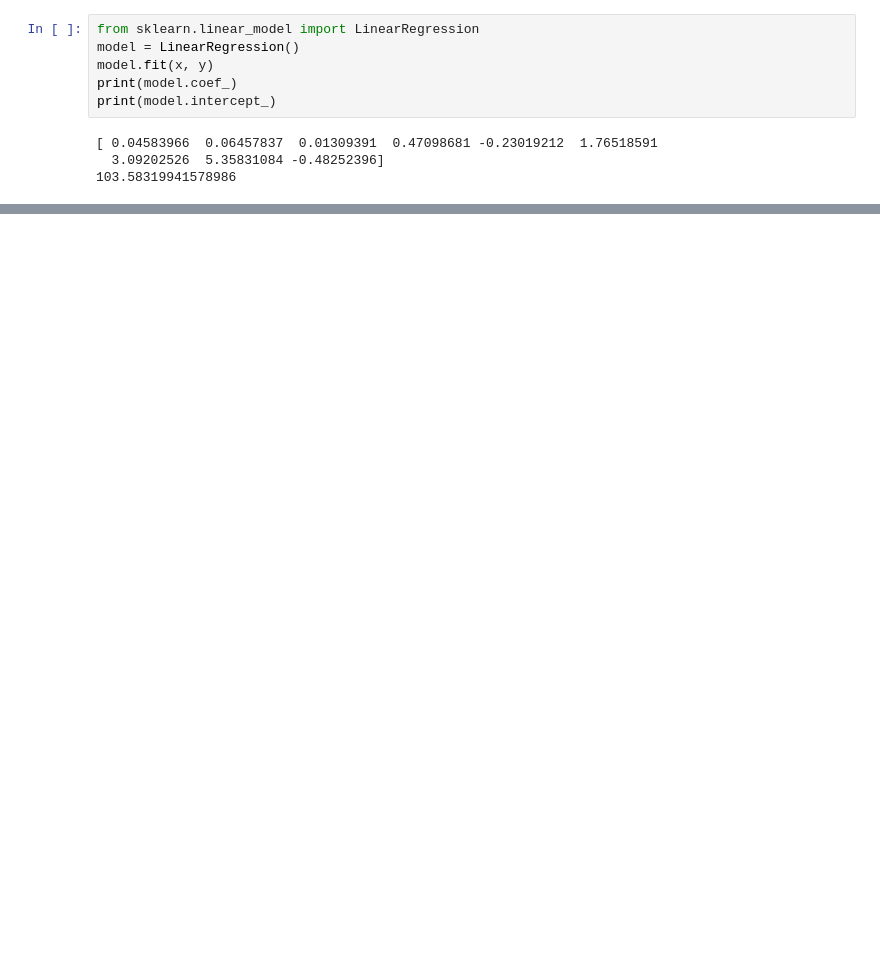
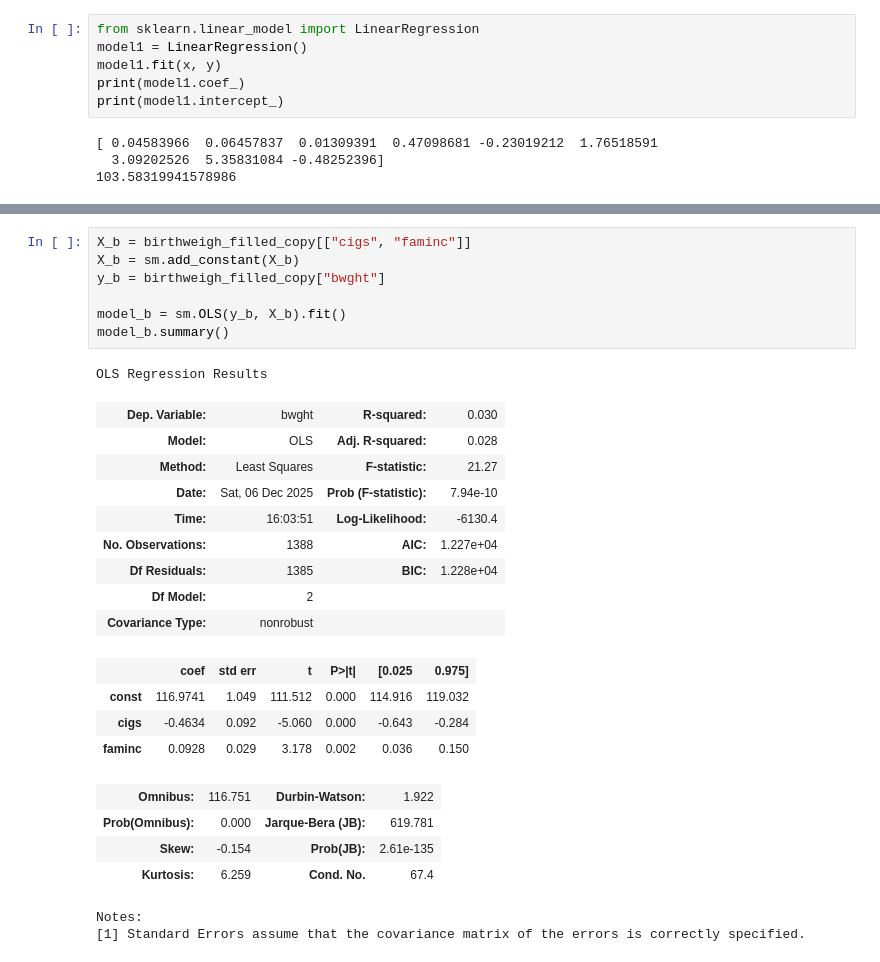
Before and after one commit to Basti070301/ml-foundations, a Jupyter notebook: Model/01_linear_regression/Notebooks/birthweight_data_exercise.ipynb, the cells around one changed output, grey strips where cells are left out. Drawn from its saved outputs; the diff is of its cells as text; blank space fills up the shorter version.

```diff
--- a/Model/01_linear_regression/Notebooks/birthweight_data_exercise.ipynb
+++ b/Model/01_linear_regression/Notebooks/birthweight_data_exercise.ipynb
@@ -238,10 +238,10 @@ y = birthweigh_filled_copy["bwght"]
 ### Zuerst mit Sklearn und danach statsmodel
 # %%
 from sklearn.linear_model import LinearRegression
-model = LinearRegression()
-model.fit(x, y)
-print(model.coef_)
-print(model.intercept_)
+model1 = LinearRegression()
+model1.fit(x, y)
+print(model1.coef_)
+print(model1.intercept_)
 # %% [output]
 [ 0.04583966  0.06457837  0.01309391  0.47098681 -0.23019212  1.76518591
   3.09202526  5.35831084 -0.48252396]
@@ -271,0 +319,28 @@ strong multicollinearity or other numerical problems.
+# %%
+X_b = birthweigh_filled_copy[["cigs", "faminc"]]
+X_b = sm.add_constant(X_b)
+y_b = birthweigh_filled_copy["bwght"]
+
+model_b = sm.OLS(y_b, X_b).fit()
+model_b.summary()
+# %% [output]
+OLS Regression Results
+| Dep. Variable: | bwght | R-squared: | 0.030 |
+| Model: | OLS | Adj. R-squared: | 0.028 |
+| Method: | Least Squares | F-statistic: | 21.27 |
+| Date: | Sat, 06 Dec 2025 | Prob (F-statistic): | 7.94e-10 |
+| Time: | 16:03:51 | Log-Likelihood: | -6130.4 |
+| No. Observations: | 1388 | AIC: | 1.227e+04 |
+| Df Residuals: | 1385 | BIC: | 1.228e+04 |
+| Df Model: | 2 |  |  |
+| Covariance Type: | nonrobust |  |  |
+|  | coef | std err | t | P>|t| | [0.025 | 0.975] |
+| const | 116.9741 | 1.049 | 111.512 | 0.000 | 114.916 | 119.032 |
+| cigs | -0.4634 | 0.092 | -5.060 | 0.000 | -0.643 | -0.284 |
+| faminc | 0.0928 | 0.029 | 3.178 | 0.002 | 0.036 | 0.150 |
+| Omnibus: | 116.751 | Durbin-Watson: | 1.922 |
+| Prob(Omnibus): | 0.000 | Jarque-Bera (JB): | 619.781 |
+| Skew: | -0.154 | Prob(JB): | 2.61e-135 |
+| Kurtosis: | 6.259 | Cond. No. | 67.4 |
+Notes:
+[1] Standard Errors assume that the covariance matrix of the errors is correctly specified.
```
Also changed, not shown: parts of 9 cells of this notebook, 1 other file.
